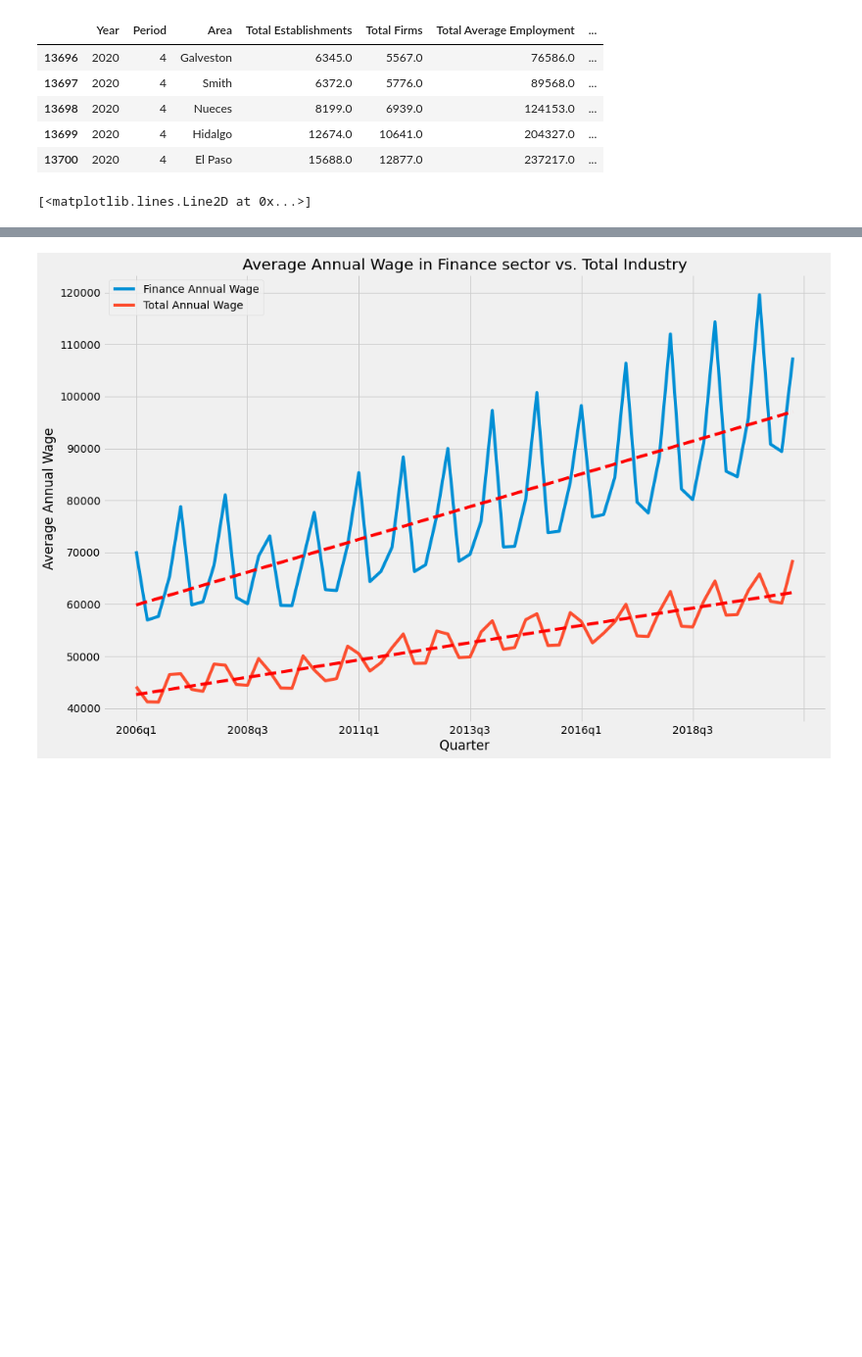
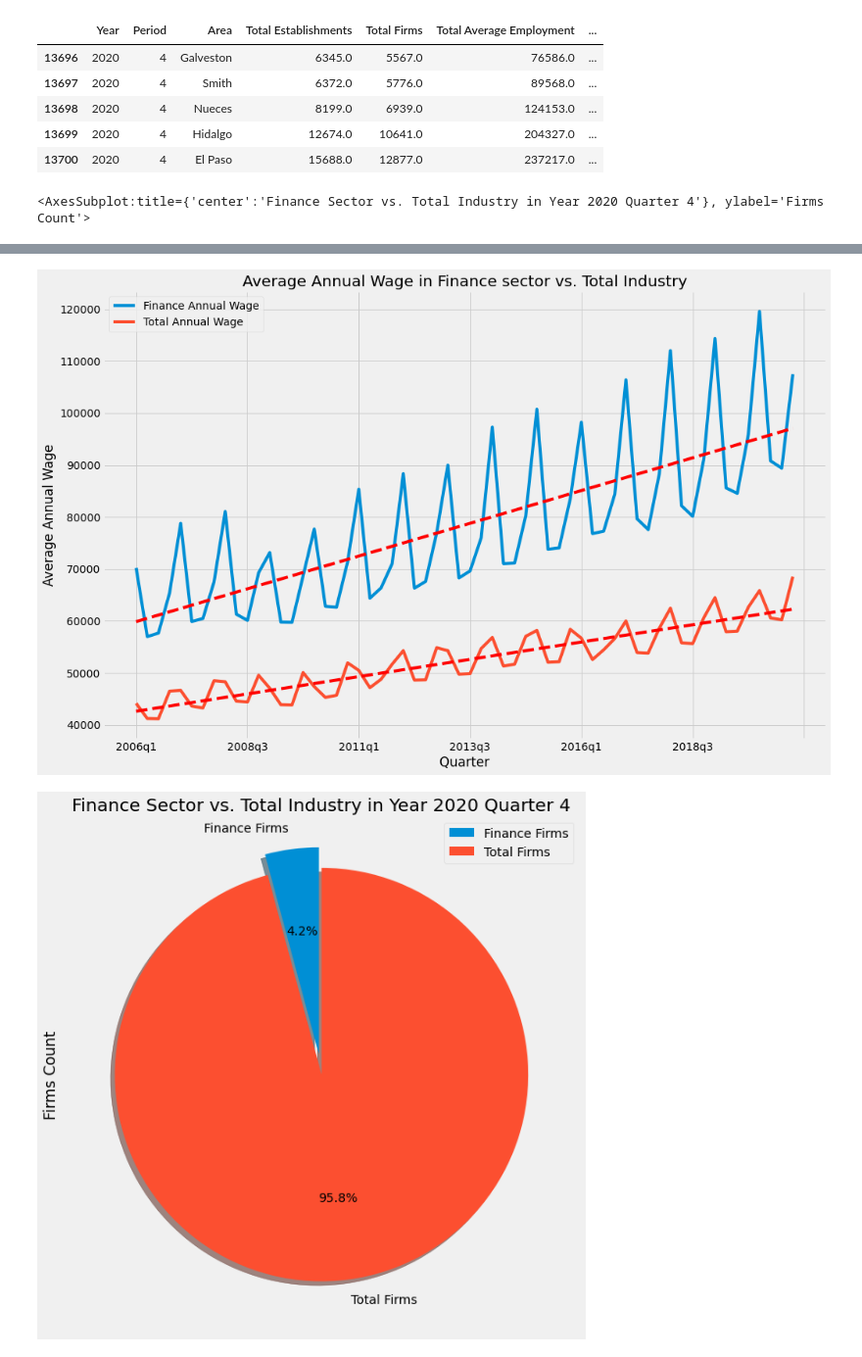
Before and after one commit to JuneB2021/Project1, a Jupyter notebook: Analytics File/unemployment_jb.ipynb, the cells around one changed output, grey strips where cells are left out. Shown: that part at 98% size. Cells and saved outputs as stored; diff of their text form; code cells hidden in the pictures; blank space fills up the shorter version.

Commit message:
Add files via upload
adding pie chart

```diff
--- a/Analytics File/unemployment_jb.ipynb
+++ b/Analytics File/unemployment_jb.ipynb
@@ -185,31 +185,41 @@ plt.title("Total Average Employment in Finance sector vs. Total Industry")
 tx_total_wage_plot.plot(figsize=(15, 10), x="Quarter")
 plt.xlabel("Quarter")
 plt.ylabel("Average Annual Wage")
 plt.title("Average Annual Wage in Finance sector vs. Total Industry")
 
 # Define variable for Finance Annual Wage Trendline
 x = np.arange(0,len(tx_total_wage_plot['Quarter']))
 y = tx_total_wage_plot['Finance Annual Wage']
 
 # calc the trendline
 z = np.polyfit(x, y, 1)
 p = np.poly1d(z)
 
 # Plot the trendline
 plt.plot(x,p(x),"r--")
 
 # Define variable for Total Annual Wage Trendline
 x = np.arange(0,len(tx_total_wage_plot['Quarter']))
 y = tx_total_wage_plot['Total Annual Wage']
 
 # calc the trendline
 z = np.polyfit(x, y, 1)
 p = np.poly1d(z)
 
 # Plot the trendline
 plt.plot(x,p(x),"r--")
+
+# Filter data for pie chart
+tx_employment_df1 = all_employment_wages_df[(all_employment_wages_df["Area"] == "Texas") & (all_employment_wages_df["Quarter"] == "2020q4") ]
+tx_total_firms_plot1 = pd.DataFrame(tx_employment_df1[["Finance Firms", "Total Firms"]].T)
+tx_total_firms_plot1.columns = ['Firms Count']
+
+# Plot the pie chart
+explode = (0.1,0)
+tx_total_firms_plot1.plot(figsize=(20, 10), kind='pie', explode=explode, autopct='%1.1f%%', shadow=True, startangle=90, y='Firms Count', title='Finance Sector vs. Total Industry in Year 2020 Quarter 4')
 # %% [output]
-[<matplotlib.lines.Line2D at 0x...>]
+<AxesSubplot:title={'center':'Finance Sector vs. Total Industry in Year 2020 Quarter 4'}, ylabel='Firms Count'>
 [figure]
 [figure]
 [figure]
+[figure, added]
```
